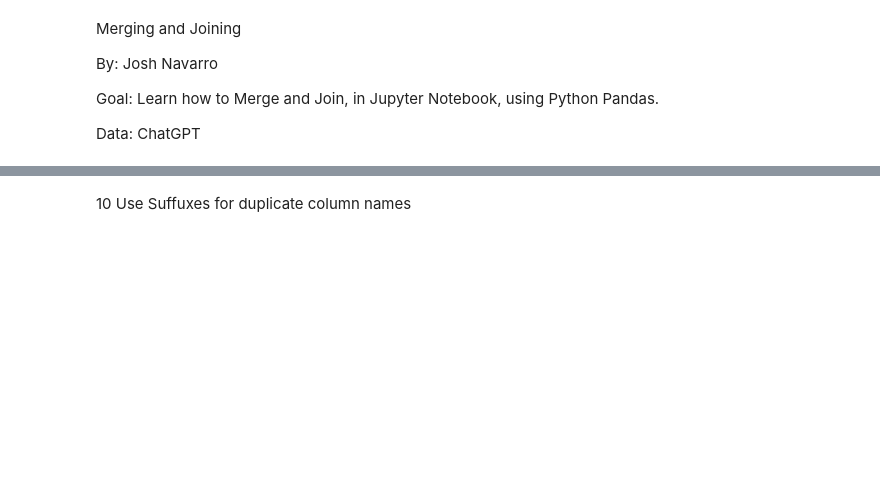
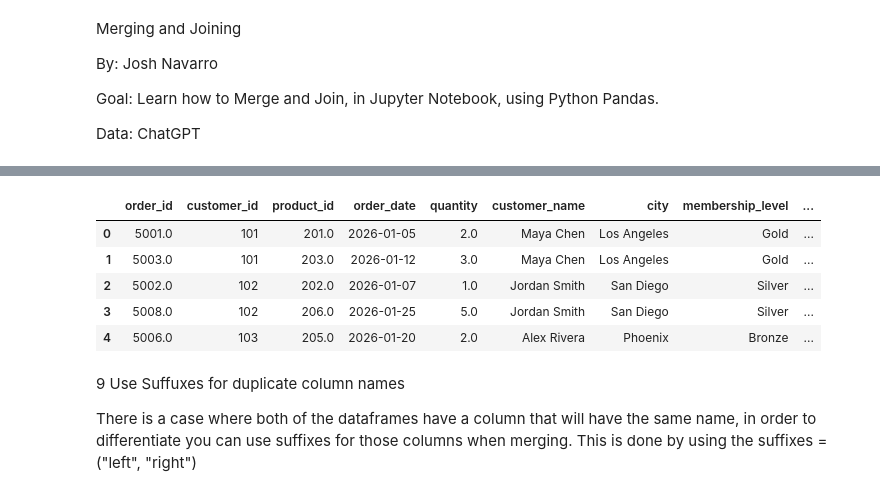
Before and after one commit to JoshPatNava/Data_Transformation, a Jupyter notebook: Merging_Joining/merging_joining.ipynb, the cells around one changed output, grey strips where cells are left out. Saved outputs shown, nothing was run; the diff lists cells and outputs as text; code cells hidden in the pictures; blank space fills up the shorter version.

```diff
--- a/Merging_Joining/merging_joining.ipynb
+++ b/Merging_Joining/merging_joining.ipynb
@@ -70,2 +239,24 @@ Merging and Joining
+# %%
+# Merge the orders_df and the customers_df, on the customer_id,
+# use an outer join and have indicator = True
+merge_check = pd.merge(
+    orders_df,
+    customers_df,
+    on="customer_id",
+    how="outer",
+    indicator=True
+)
+
+# Check the dataframe
+merge_check.head()
+# %% [output]
+|  | order_id | customer_id | product_id | order_date | quantity | customer_name | city | membership_level | ... |
+| 0 | 5001.0 | 101 | 201.0 | 2026-01-05 | 2.0 | Maya Chen | Los Angeles | Gold | ... |
+| 1 | 5003.0 | 101 | 203.0 | 2026-01-12 | 3.0 | Maya Chen | Los Angeles | Gold | ... |
+| 2 | 5002.0 | 102 | 202.0 | 2026-01-07 | 1.0 | Jordan Smith | San Diego | Silver | ... |
+| 3 | 5008.0 | 102 | 206.0 | 2026-01-25 | 5.0 | Jordan Smith | San Diego | Silver | ... |
+| 4 | 5006.0 | 103 | 205.0 | 2026-01-20 | 2.0 | Alex Rivera | Phoenix | Bronze | ... |
 # %% [markdown]
-10 Use Suffuxes for duplicate column names
+9 Use Suffuxes for duplicate column names
+
+There is a case where both of the dataframes have a column that will have the same name, in order to differentiate you can use suffixes for those columns when merging. This is done by using the suffixes = ("left", "right")
```
Also changed, not shown: parts of 26 cells of this notebook.
